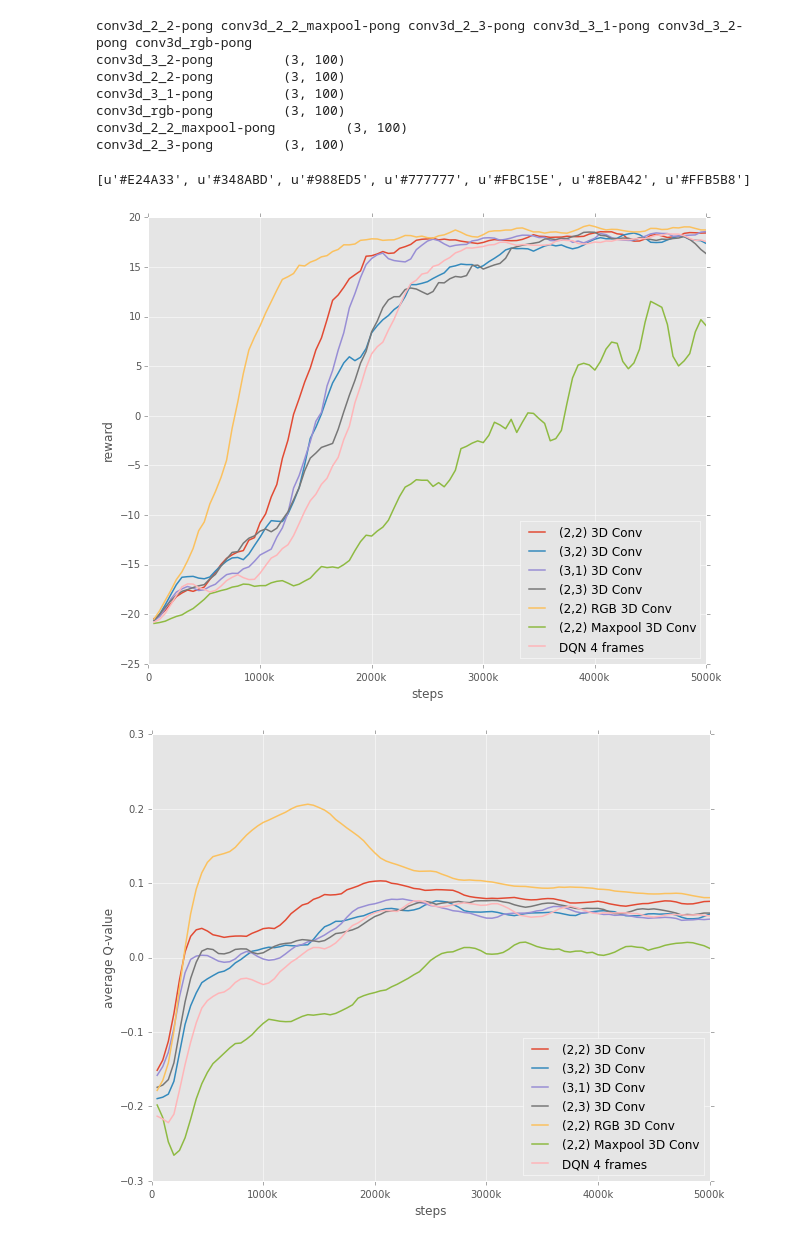
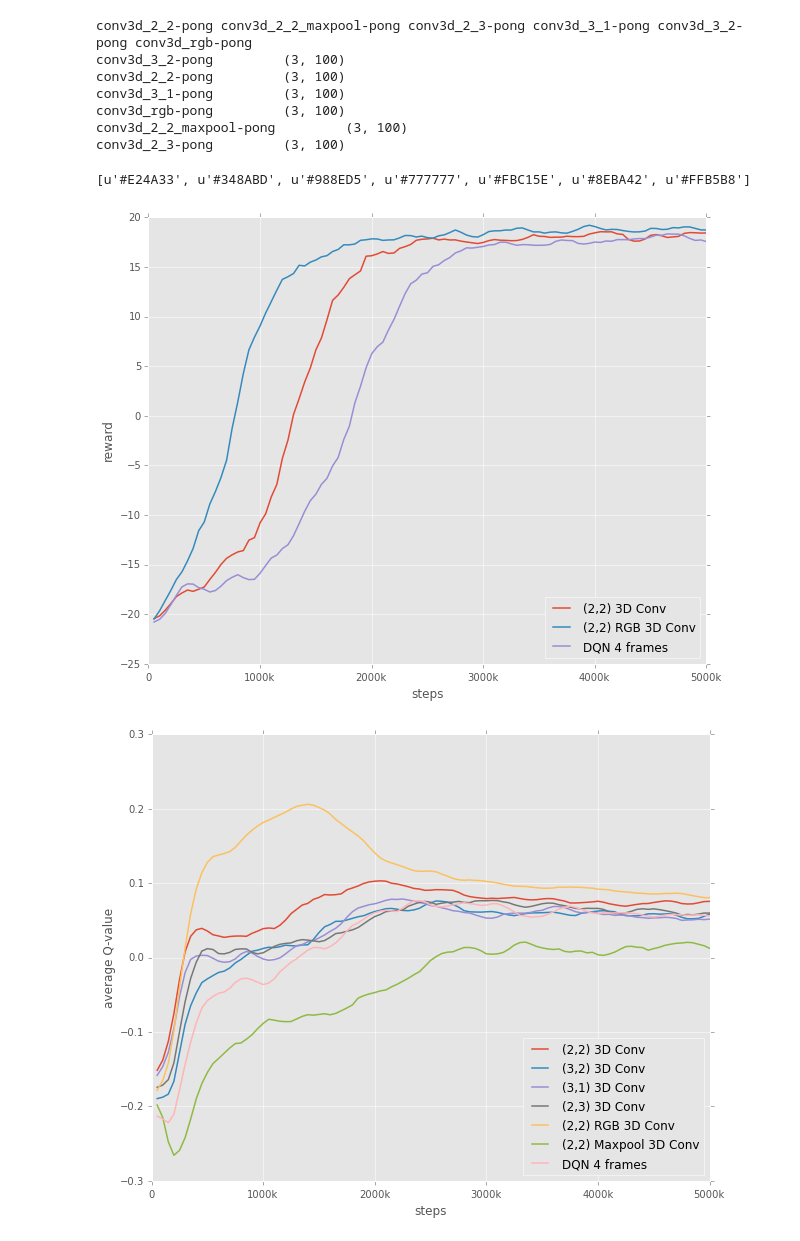
Before and after one commit to rubenvereecken/thesis, a Jupyter notebook: notebooks/Analysis.ipynb, the cells around one changed output. Saved outputs shown, nothing was run; the diff lists cells and outputs as text; code cells hidden in the pictures.

```diff
--- a/notebooks/Analysis.ipynb
+++ b/notebooks/Analysis.ipynb
@@ -294,30 +294,29 @@ conv3d_arch_to_short_label = {
 # %%
 fig = plt.figure(figsize=(10,8))
 epochs = np.arange(1, num_epochs + 1)
 steps = epochs * 50000
 print mpl.rcParams['axes.color_cycle']
 ax = fig.add_subplot(111)
-for exp in ['conv3d_2_2-pong', 'conv3d_3_2-pong', 'conv3d_3_1-pong',
-           'conv3d_2_3-pong', 'conv3d_rgb-pong', 'conv3d_2_2_maxpool-pong']:
+for exp in ['conv3d_2_2-pong', 'conv3d_rgb-pong']:
     ax.plot(steps, s(conv3d_rewards_mean[exp]),
            label=conv3d_arch_to_label[exp])
 
 ax.plot(steps, s(base_rewards_mean), label='DQN 4 frames')
 #ax.plot(steps, s(single_rewards_mean), label='DQN 1 frame')
 
 
 fig.canvas.draw()
 labels = [item.get_text() for item in ax.get_xticklabels()]
 ax.set_xticklabels(labelify(labels))
 
 ax.set_xlabel('steps')
 ax.set_ylabel('reward')
 
 plt.legend(loc='lower right')
 plt.savefig(image_dir + '/conv3d_rewards.pdf')
 # %% [output]
 [u'#E24A33', u'#348ABD', u'#988ED5', u'#777777', u'#FBC15E', u'#8EBA42', u'#FFB5B8']
-[figure, old version]
+[figure, new version]
 # %%
 fig = plt.figure(figsize=(10,8))
 epochs = np.arange(1, num_epochs + 1)
```
Also changed, not shown: parts of 6 cells of this notebook, 9 other files.
